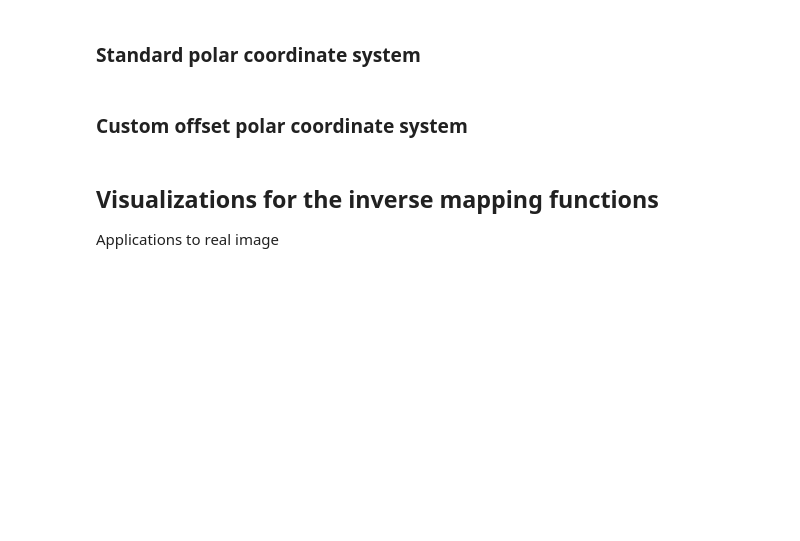
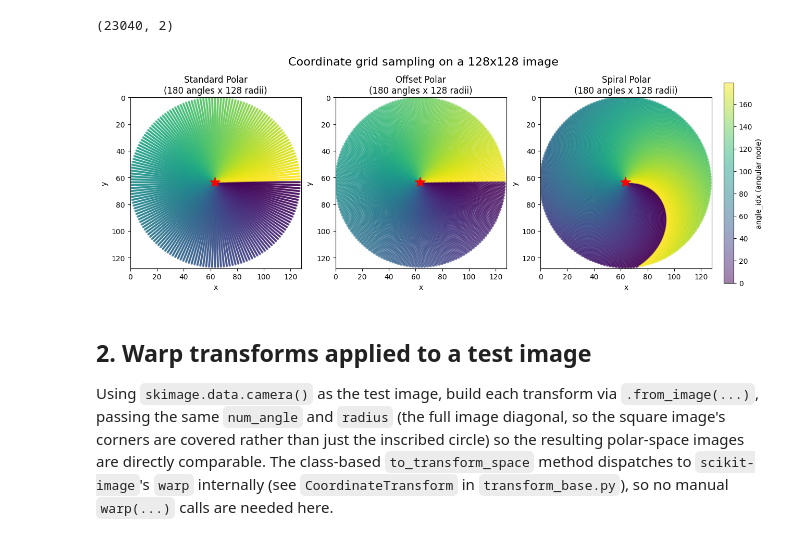
Before and after one commit to Lucaslab-Berkeley/Panther-EM, a Jupyter notebook: examples/coordinate_systems.ipynb, the cells around one changed output. Saved outputs shown, nothing was run; the diff lists cells and outputs as text; code cells hidden in the pictures; blank space fills up the shorter version.

Commit message:
Implement spiral coordinate system with example

```diff
--- a/examples/coordinate_systems.ipynb
+++ b/examples/coordinate_systems.ipynb
@@ -27,9 +50,9 @@ center = (image_shape[0] // 2, image_shape[1] // 2)
 # %%
-angle_indices = np.arange(num_angle)
-radius_indices = np.arange(1, num_radius)  # Skip over center
-
-angle_grid, radius_grid = np.meshgrid(angle_indices, radius_indices, indexing="ij")
-polar_coords = np.column_stack((radius_grid.ravel(), angle_grid.ravel()))
+radius_idx = np.arange(num_radius_grid)
+angle_idx = np.arange(num_angle_grid)
+rr, aa = np.meshgrid(radius_idx, angle_idx, indexing="ij")
+polar_index_coords = np.column_stack((rr.ravel(), aa.ravel())).astype(float)
+polar_index_coords.shape
+# %% [output]
+(23040, 2)
-# %% [markdown]
-### Standard polar coordinate system
 # %%
@@ -40,42 +82,33 @@ cartesian_standard += center
-# %% [markdown]
-### Custom offset polar coordinate system
-# %%
-cartesian_offset = forward_offset_polar_to_cartesian_mapping(
-    input_coords=polar_coords,
-    num_angle=num_angle,
-    num_radius=num_radius,
-    max_radius=max_radius,
-    center=center,
-)
+# %%
+radial_color = polar_index_coords[:, 1]
 # %%
-# Plot comparison
-fig, axes = plt.subplots(1, 2, figsize=(12, 6))
+grids = [
+    ("Standard Polar", cartesian_standard),
+    ("Offset Polar", cartesian_offset),
+    ("Spiral Polar", cartesian_spiral),
+]
 
-# Standard polar
-axes[0].scatter(cartesian_standard[:, 1], cartesian_standard[:, 0], s=20, alpha=0.6)
-axes[0].plot(center[1], center[0], "r*", markersize=15)
-axes[0].set_xlim(0, 100)
-axes[0].set_ylim(100, 0)
-axes[0].set_aspect("equal")
-axes[0].set_title("Standard Polar Grid\n(Radial lines aligned)")
-axes[0].set_xlabel("x")
-axes[0].set_ylabel("y")
+fig, axes = plt.subplots(1, 3, figsize=(15, 5))
+for ax, (title, coords) in zip(axes, grids, strict=False):
+    sc = ax.scatter(
+        coords[:, 1], coords[:, 0], s=4, alpha=0.5, c=radial_color, cmap="viridis"
+    )
+    ax.plot(grid_center[1], grid_center[0], "r*", markersize=15)
+    ax.set_xlim(0, grid_shape[1])
+    ax.set_ylim(grid_shape[0], 0)
+    ax.set_aspect("equal")
+    ax.set_title(f"{title}\n({num_angle_grid} angles x {num_radius_grid} radii)")
+    ax.set_xlabel("x")
+    ax.set_ylabel("y")
 
-# Offset polar
-axes[1].scatter(
-    cartesian_offset[:, 1], cartesian_offset[:, 0], s=20, alpha=0.6, c="red"
+fig.suptitle(
+    f"Coordinate grid sampling on a {grid_shape[0]}x{grid_shape[1]} image", fontsize=16
 )
-axes[1].plot(center[1], center[0], "r*", markersize=15)
-axes[1].set_xlim(0, 100)
-axes[1].set_ylim(100, 0)
-axes[1].set_aspect("equal")
-axes[1].set_title("Offset Polar Grid\n(Odd rings shifted by Δθ/2)")
-axes[1].set_xlabel("x")
-axes[1].set_ylabel("y")
-
-plt.tight_layout()
+fig.colorbar(sc, ax=axes, fraction=0.02, pad=0.02, label="angle_idx (angular node)")
 plt.show()
+# %% [output]
+[figure, added]
 # %% [markdown]
-## Visualizations for the inverse mapping functions
+## 2. Warp transforms applied to a test image
 
-Applications to real image
+Using `skimage.data.camera()` as the test image, build each transform via `.from_image(...)`, passing the same `num_angle` and `radius` (the full image diagonal, so the square image's corners are covered rather than just the inscribed circle) so the resulting polar-space images are directly comparable. The class-based `to_transform_space` method dispatches to `scikit-image`'s `warp` internally (see `CoordinateTransform` in `transform_base.py`), so no manual `warp(...)` calls are needed here.
```
Also changed, not shown: parts of 13 cells of this notebook, 2 other files.
